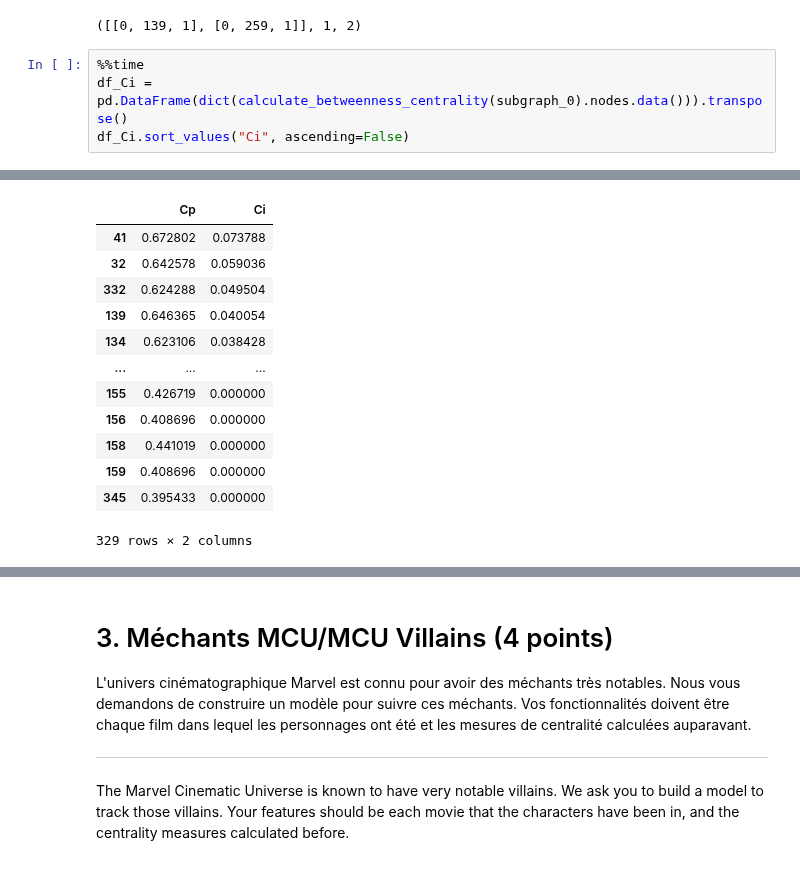
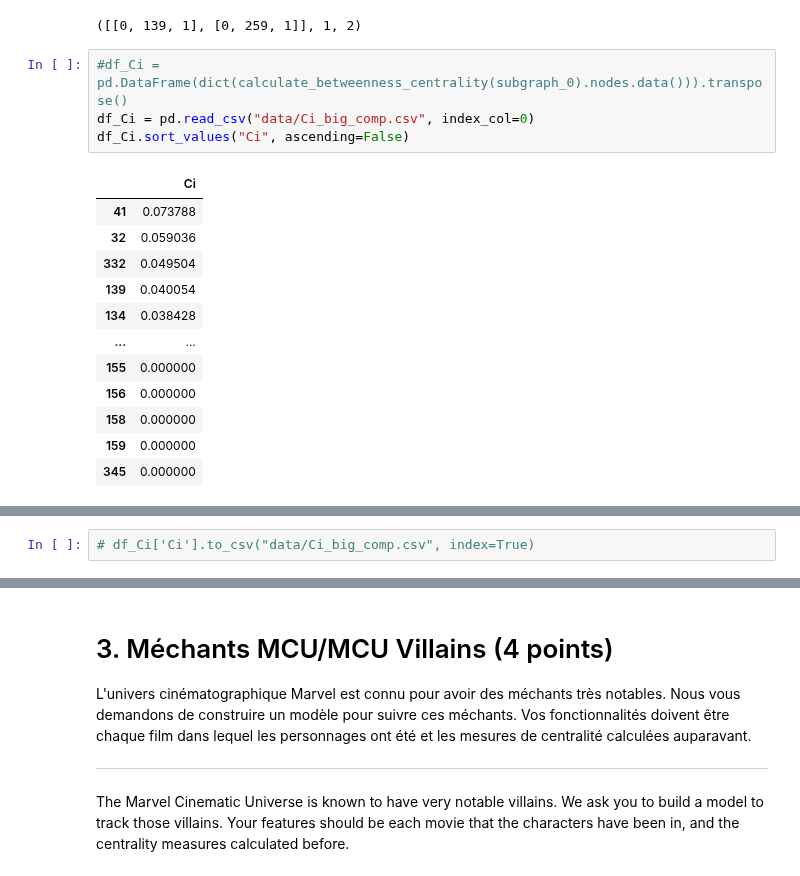
Before and after one commit to marcomudenge/Spark_GCP_Market_Basket_Analysis, a Jupyter notebook: TP3/TP3.ipynb, the cells around one changed output, grey strips where cells are left out. Cells and saved outputs as stored; diff of their text form.

```diff
--- a/TP3/TP3.ipynb
+++ b/TP3/TP3.ipynb
@@ -711,7 +711,19 @@ l, s, t
 # %% [output]
 ([[0, 139, 1], [0, 259, 1]], 1, 2)
 # %%
-%%time
-df_Ci = pd.DataFrame(dict(calculate_betweenness_centrality(subgraph_0).nodes.data())).transpose()
+#df_Ci = pd.DataFrame(dict(calculate_betweenness_centrality(subgraph_0).nodes.data())).transpose()
+df_Ci = pd.read_csv("data/Ci_big_comp.csv", index_col=0)
 df_Ci.sort_values("Ci", ascending=False)
 # %% [output]
+|  | Ci |
+| 41 | 0.073788 |
+| 32 | 0.059036 |
+| 332 | 0.049504 |
+| 139 | 0.040054 |
+| 134 | 0.038428 |
+| ... | ... |
+| 155 | 0.000000 |
+| 156 | 0.000000 |
+| 158 | 0.000000 |
+| 159 | 0.000000 |
+| 345 | 0.000000 |
@@ -720,16 +731,5 @@ Wall time: 15min 40s
-|  | Cp | Ci |
-| 41 | 0.672802 | 0.073788 |
-| 32 | 0.642578 | 0.059036 |
-| 332 | 0.624288 | 0.049504 |
-| 139 | 0.646365 | 0.040054 |
-| 134 | 0.623106 | 0.038428 |
-| ... | ... | ... |
-| 155 | 0.426719 | 0.000000 |
-| 156 | 0.408696 | 0.000000 |
-| 158 | 0.441019 | 0.000000 |
-| 159 | 0.408696 | 0.000000 |
-| 345 | 0.395433 | 0.000000 |
-329 rows × 2 columns
+# %%
+# df_Ci['Ci'].to_csv("data/Ci_big_comp.csv", index=True)
 # %%
 %%time
 df_Ci_2 = pd.DataFrame(dict(calculate_betweenness_centrality(subgraph_1).nodes.data())).transpose()
```
Also changed, not shown: parts of 7 cells of this notebook.
